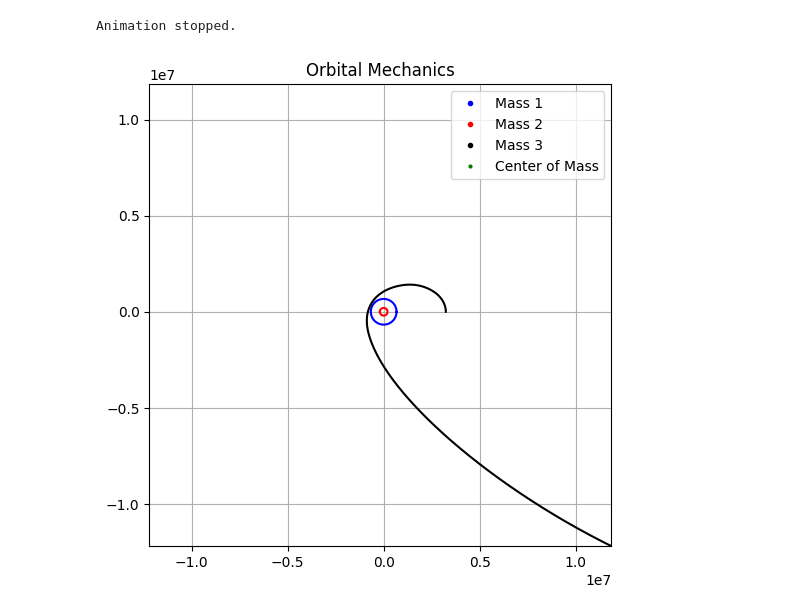
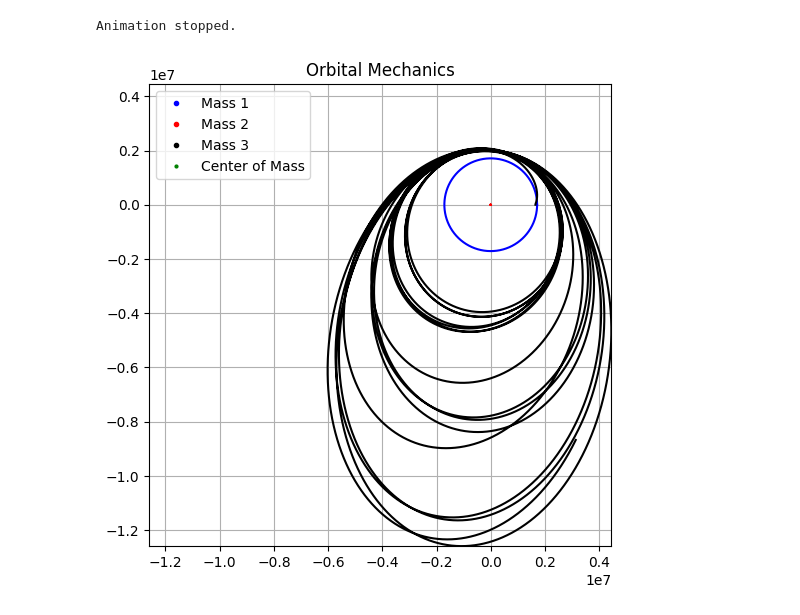
Before and after one commit to Ben531-sys/BPHO-Computational-Challenge-2026, a Jupyter notebook: notebooks/Lecture 3.ipynb, the cells around one changed output. Saved outputs shown, nothing was run; the diff lists cells and outputs as text; code cells hidden in the pictures.

```diff
--- a/notebooks/Lecture 3.ipynb
+++ b/notebooks/Lecture 3.ipynb
@@ -7,11 +7,11 @@ from IPython import display
 import ipywidgets as widgets
 from ipywidgets import interact_manual
 
-M1 = 9 * 10**30
-M2 = 30 * 10**30
-M3= 1 * 10**30
-PeriodM = 0.1
-PeriodM3= 1
+M1 = 2 * 10**28
+M2 = 3 * 10**30
+M3= 1 * 10**22
+PeriodM = 1
+PeriodM3= 1/12
 NumberofMesurements = 60*65*24
 
 G = 6.6743 * 10**-11
@@ -22,7 +22,8 @@ M3PastY=[]
 M3XVelocity=0
 M3YVelocity=0
 M3XAcceleration=0
-runLength=10**6
+minimunValue=0.000000001
+runLength=int(7*10**6)
 
 APrime = cbrt((G * (M1 + M2) * PeriodM**2) / (4 * pi**2))
 M1A = APrime * M2 / (M1 + M2)
@@ -37,7 +38,7 @@ M3A = AM3 * M1 / (M1 + M3)
 
 M3YVelocity=sqrt(G*M1/M3A)
 
-M3x = M1x[0]+AM3
+M3x = M1x[0]-AM3
 M3y = M1y[0]
 
 t = 0
@@ -47,12 +48,14 @@ for x in range(runLength):
     M2xT,M2yT=M2x[t],M2y[t]
 
     dx1, dy1 = M1xT - M3x, M1yT - M3y
+
     dist1 = sqrt(dx1**2 + dy1**2)
     force1 = G * M1 * M3 / dist1**2
     fx1 = force1 * dx1 / dist1
     fy1 = force1 * dy1 / dist1
 
     dx2, dy2 = M2xT - M3x, M2yT - M3y
+
     dist2 = sqrt(dx2**2 + dy2**2)
     force2 = G * M2 * M3 / dist2**2
     fx2 = force2 * dx2 / dist2
@@ -135,33 +138,33 @@ try:
 
         display.clear_output(wait=True)
         display.display(fig)
 
-        t1+=100
-        t+=100
+        t1+=500
+        t+=500
         if t>=len(timeArray):
             t=1
             loops+=1
 
         if t1>=len(M3PastX):
             t=1
             t1=1
             loops=0
 except KeyboardInterrupt:
     display.clear_output(wait=True)
     M1Point.set_data([Max*2], [Max*2])
     M2Point.set_data([Max*2], [Max*2])
     M3Point.set_data([Max*2],[Max*2])
     CenterOfMass.set_data([Max*2],[Max*2])
 
     ax.plot(M1x,M1y,c="blue")
     ax.plot(M2x,M2y,c="red")
     ax.plot(M3PastX,M3PastY,c='black')
 
 
     ax.set_title(f"Orbital Mechanics")
     ax.legend()
 
     print("Animation stopped.")
 # %% [output]
 Animation stopped.
-[figure, old version]
+[figure, new version]
```
Also changed, not shown: 3 other files.
